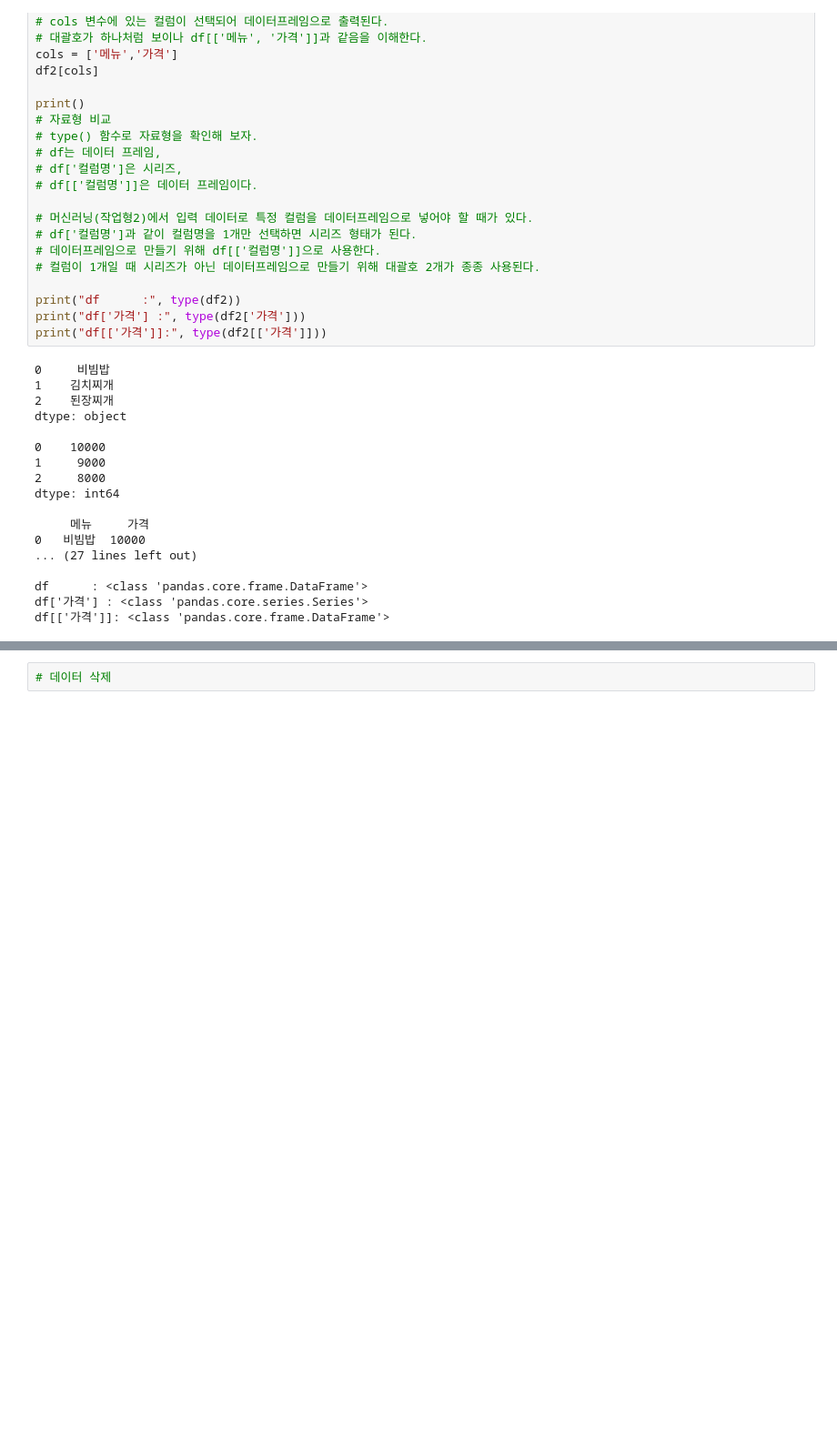
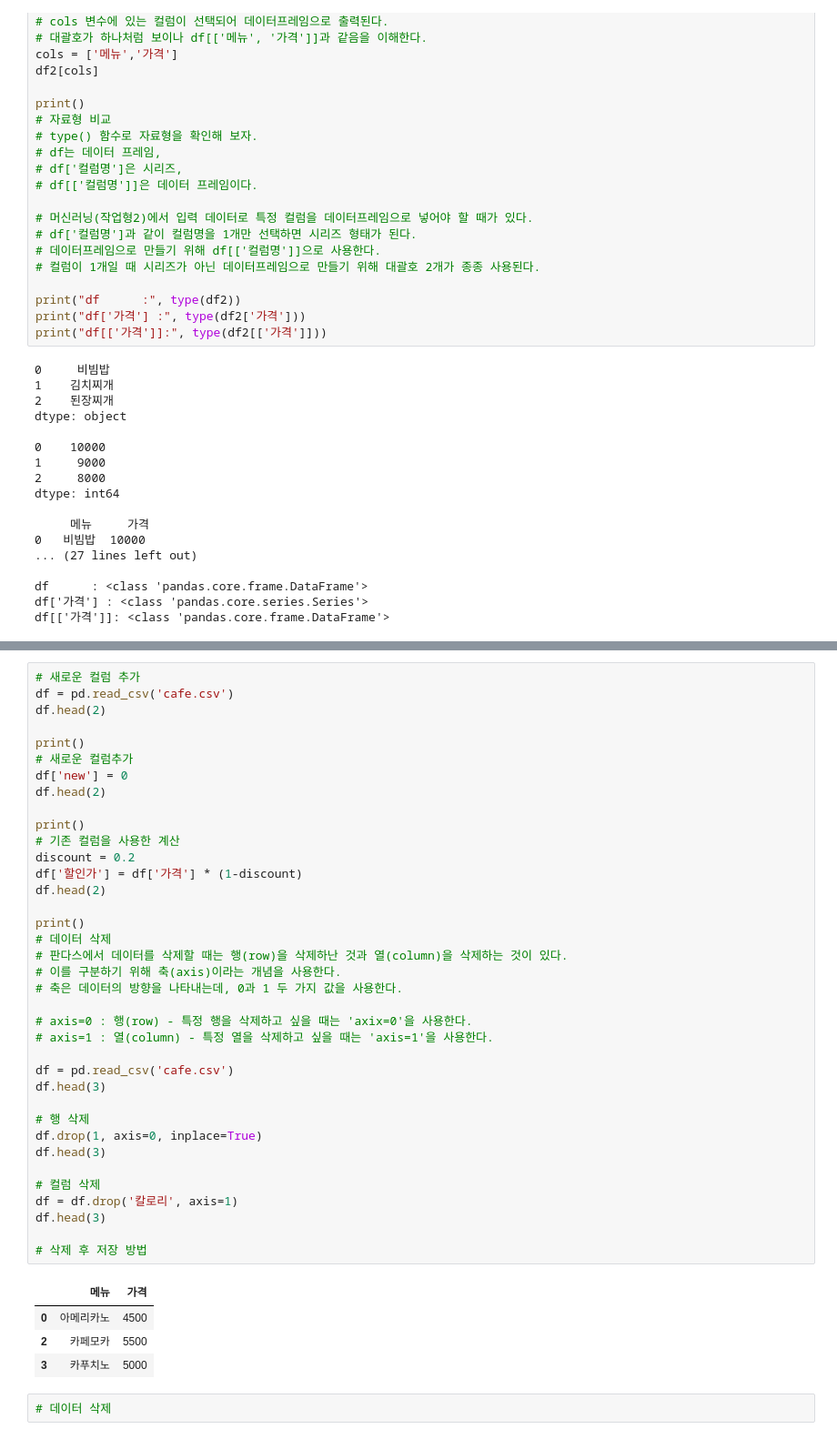
Before and after one commit to cpu-once/NationalScienceandTechnologyBigDataAnalysis, a Jupyter notebook: bigdataExamAndADP.ipynb, the cells around one changed output, grey strips where cells are left out. Shown at 91% size. Drawn from its saved outputs; the diff is of its cells as text; blank space fills up the shorter version.

```diff
--- a/bigdataExamAndADP.ipynb
+++ b/bigdataExamAndADP.ipynb
@@ -803,3 +1029,45 @@ print(df.head())
+# %%
+# 새로운 컬럼 추가
+df = pd.read_csv('cafe.csv')
+df.head(2)
+
+print()
+# 새로운 컬럼추가
+df['new'] = 0
+df.head(2)
+
+print()
+# 기존 컬럼을 사용한 계산
+discount = 0.2
+df['할인가'] = df['가격'] * (1-discount)
+df.head(2)
+
+print()
+# 데이터 삭제
+# 판다스에서 데이터를 삭제할 때는 행(row)을 삭제하난 것과 열(column)을 삭제하는 것이 있다.
+# 이를 구분하기 위해 축(axis)이라는 개념을 사용한다.
+# 축은 데이터의 방향을 나타내는데, 0과 1 두 가지 값을 사용한다.
+
+# axis=0 : 행(row) - 특정 행을 삭제하고 싶을 때는 'axix=0'을 사용한다.
+# axis=1 : 열(column) - 특정 열을 삭제하고 싶을 때는 'axis=1'을 사용한다.
+
+df = pd.read_csv('cafe.csv')
+df.head(3)
+
+# 행 삭제
+df.drop(1, axis=0, inplace=True)
+df.head(3)
+
+# 컬럼 삭제
+df = df.drop('칼로리', axis=1)
+df.head(3)
+
+# 삭제 후 저장 방법
+# %% [output]
+|  | 메뉴 | 가격 |
+| 0 | 아메리카노 | 4500 |
+| 2 | 카페모카 | 5500 |
+| 3 | 카푸치노 | 5000 |
 # %%
 # 데이터 삭제
 # %%
```
Also changed, not shown: parts of 8 cells of this notebook.
